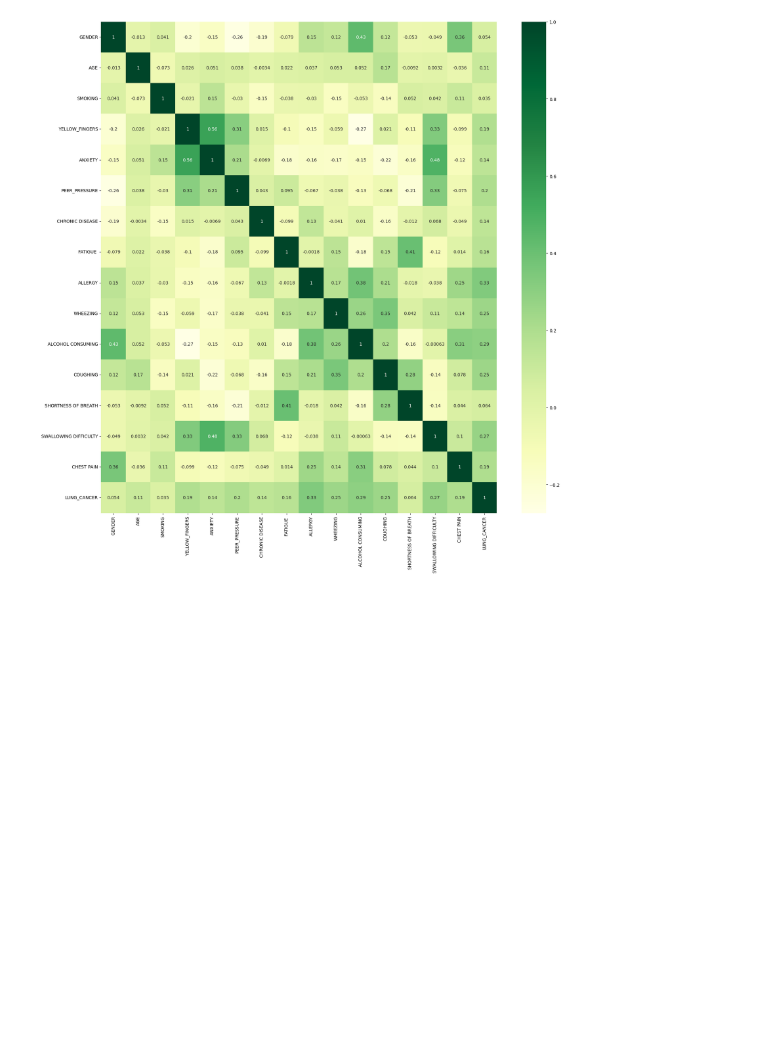
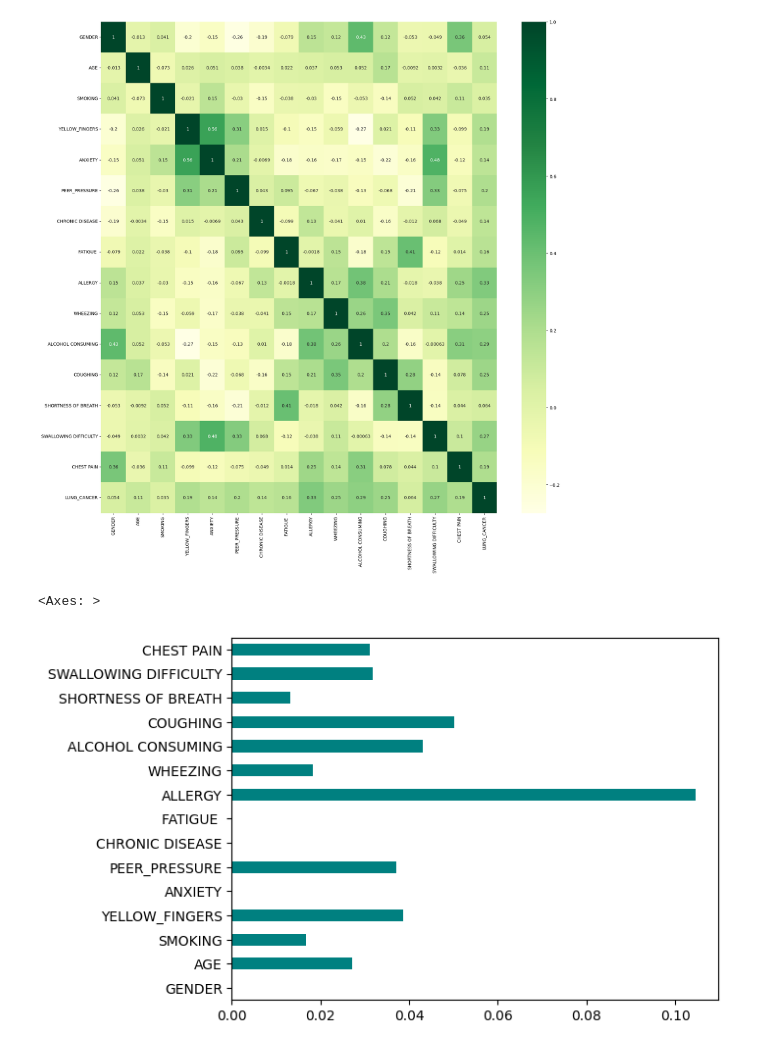
Before and after one commit to ManishGond/EDA_on_Cancer, a Jupyter notebook: lung_cancer.ipynb, the cells around one changed output. Saved outputs shown, nothing was run; the diff lists cells and outputs as text; code cells hidden in the pictures; blank space fills up the shorter version.

```diff
--- a/lung_cancer.ipynb
+++ b/lung_cancer.ipynb
@@ -413,0 +432,12 @@ ax = sns.heatmap(new_data[features].corr(), annot = True, cmap = 'YlGn')
+# %%
+X = data.drop('LUNG_CANCER', axis=1)
+y = data['LUNG_CANCER']
+# %%
+importance = mutual_info_classif(X, y)
+# %%
+feat_importance = pd.Series(importance, new_data.columns[0: len(new_data.columns)-1])
+# %%
+feat_importance.plot(kind = 'barh', color = 'teal')
+# %% [output]
+<Axes: >
+[figure, added]
```
Also changed, not shown: parts of 7 cells of this notebook.
